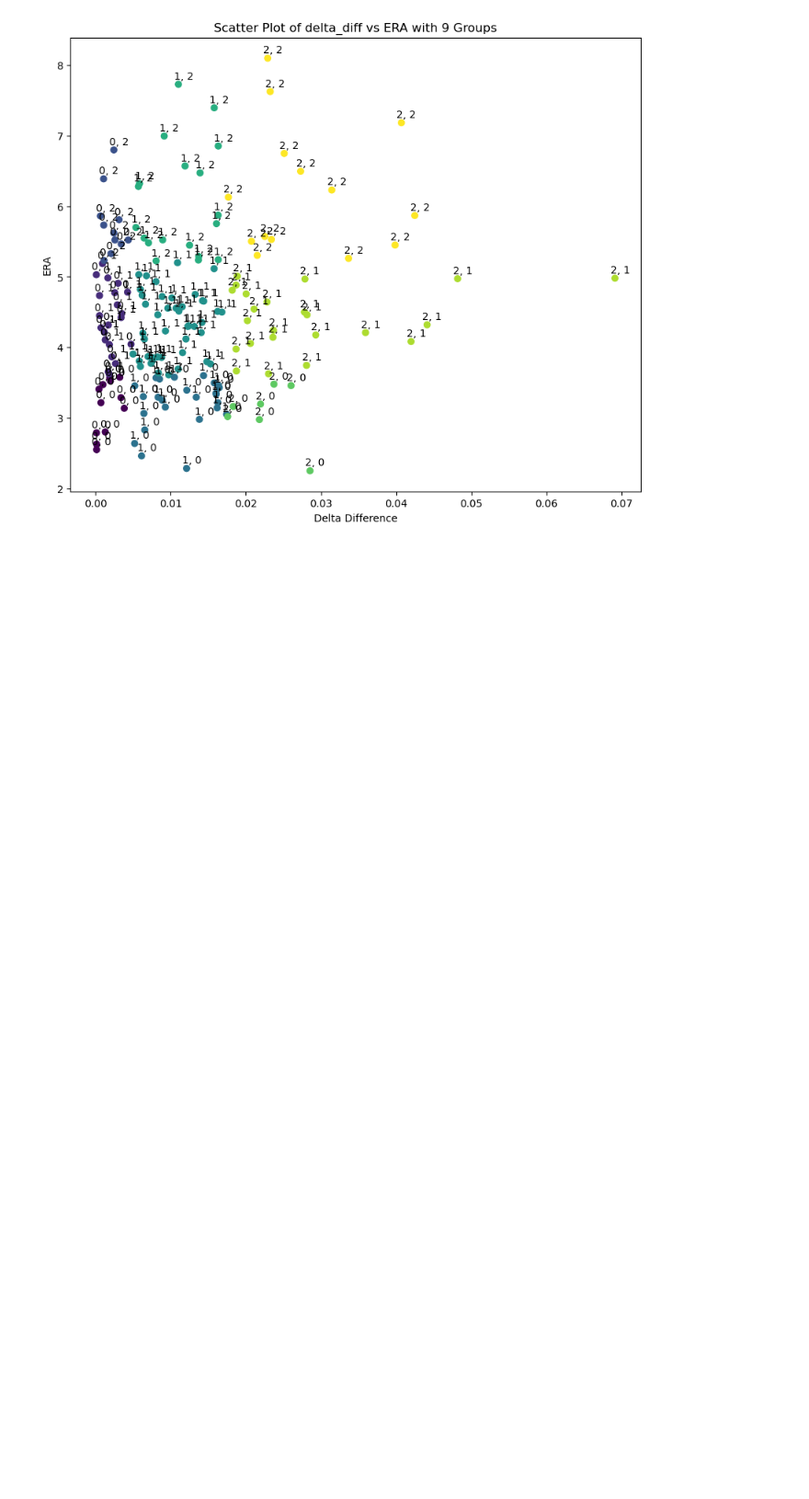
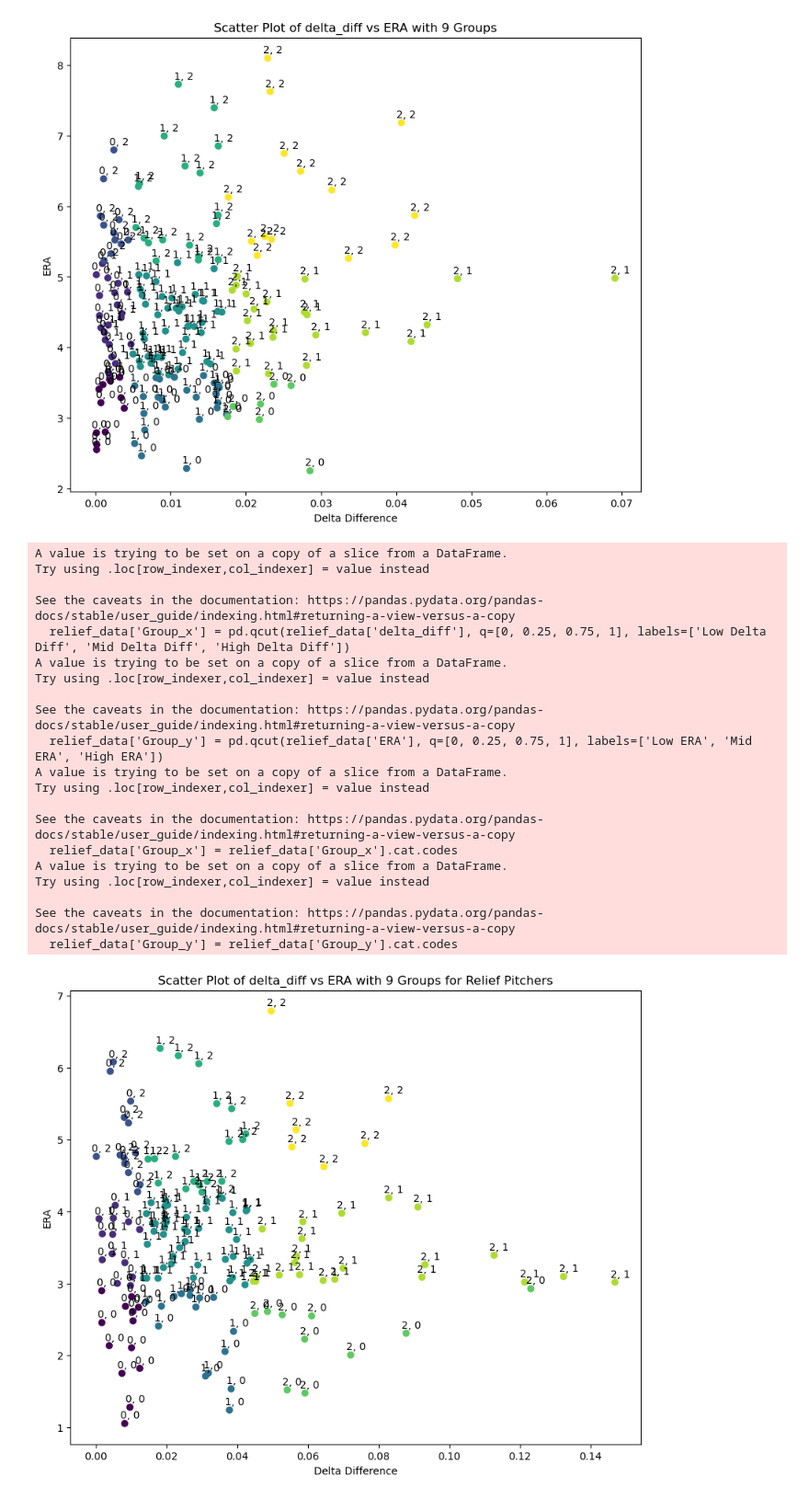
Before and after one commit to RudimentaryChef/RedsHackathon, a Jupyter notebook: pitcher-cluster.ipynb, the cells around one changed output. Shown at 92% size. Saved outputs shown, nothing was run; the diff lists cells and outputs as text; code cells hidden in the pictures; blank space fills up the shorter version.

Commit message:
adds graphs

```diff
--- a/pitcher-cluster.ipynb
+++ b/pitcher-cluster.ipynb
@@ -376,3 +376,55 @@ Try using .loc[row_indexer,col_indexer] = value instead
 See the caveats in the documentation: https://pandas.pydata.org/pandas-docs/stable/user_guide/indexing.html#returning-a-view-versus-a-copy
   starter_data['Group_y'] = starter_data['Group_y'].cat.codes
 [figure]
+# %%
+import matplotlib.pyplot as plt
+import seaborn as sns
+import pandas as pd
+
+# Assuming relief_data is your DataFrame for relief pitchers
+# Replace 'delta_diff', 'ERA' with the actual column names in your DataFrame
+
+# Create a new column 'Group' to categorize the data into 3 groups for both x and y axis
+relief_data['Group_x'] = pd.qcut(relief_data['delta_diff'], q=[0, 0.25, 0.75, 1], labels=['Low Delta Diff', 'Mid Delta Diff', 'High Delta Diff'])
+relief_data['Group_y'] = pd.qcut(relief_data['ERA'], q=[0, 0.25, 0.75, 1], labels=['Low ERA', 'Mid ERA', 'High ERA'])
+
+# Convert categorical labels to integers for color assignment
+relief_data['Group_x'] = relief_data['Group_x'].cat.codes
+relief_data['Group_y'] = relief_data['Group_y'].cat.codes
+
+# Create a scatter plot with different colors for each group
+plt.figure(figsize=(10, 8))
+scatter = plt.scatter(relief_data['delta_diff'], relief_data['ERA'], c=relief_data['Group_x']*3 + relief_data['Group_y'], cmap='viridis')
+
+# Annotate points with group labels
+for i, row in relief_data.iterrows():
+    plt.annotate(f"{row['Group_x']}, {row['Group_y']}", (row['delta_diff'], row['ERA']), textcoords="offset points", xytext=(5,5), ha='center')
+
+# Set labels and title
+plt.title('Scatter Plot of delta_diff vs ERA with 9 Groups for Relief Pitchers')
+plt.xlabel('Delta Difference')
+plt.ylabel('ERA')
+
+plt.show()
+# %% [output]
+A value is trying to be set on a copy of a slice from a DataFrame.
+Try using .loc[row_indexer,col_indexer] = value instead
+
+See the caveats in the documentation: https://pandas.pydata.org/pandas-docs/stable/user_guide/indexing.html#returning-a-view-versus-a-copy
+  relief_data['Group_x'] = pd.qcut(relief_data['delta_diff'], q=[0, 0.25, 0.75, 1], labels=['Low Delta Diff', 'Mid Delta Diff', 'High Delta Diff'])
+A value is trying to be set on a copy of a slice from a DataFrame.
+Try using .loc[row_indexer,col_indexer] = value instead
+
+See the caveats in the documentation: https://pandas.pydata.org/pandas-docs/stable/user_guide/indexing.html#returning-a-view-versus-a-copy
+  relief_data['Group_y'] = pd.qcut(relief_data['ERA'], q=[0, 0.25, 0.75, 1], labels=['Low ERA', 'Mid ERA', 'High ERA'])
+A value is trying to be set on a copy of a slice from a DataFrame.
+Try using .loc[row_indexer,col_indexer] = value instead
+
+See the caveats in the documentation: https://pandas.pydata.org/pandas-docs/stable/user_guide/indexing.html#returning-a-view-versus-a-copy
+  relief_data['Group_x'] = relief_data['Group_x'].cat.codes
+A value is trying to be set on a copy of a slice from a DataFrame.
+Try using .loc[row_indexer,col_indexer] = value instead
+
+See the caveats in the documentation: https://pandas.pydata.org/pandas-docs/stable/user_guide/indexing.html#returning-a-view-versus-a-copy
+  relief_data['Group_y'] = relief_data['Group_y'].cat.codes
+[figure, added]
```
Also changed, not shown: parts of 4 cells of this notebook.
